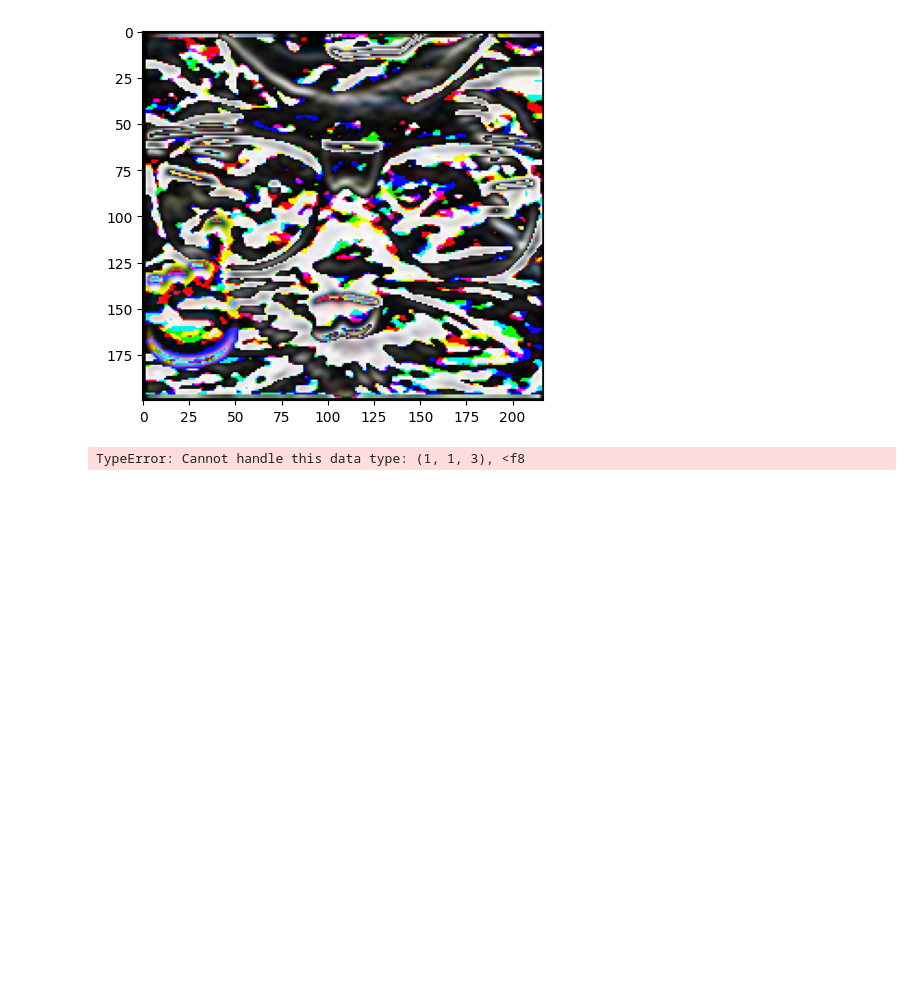
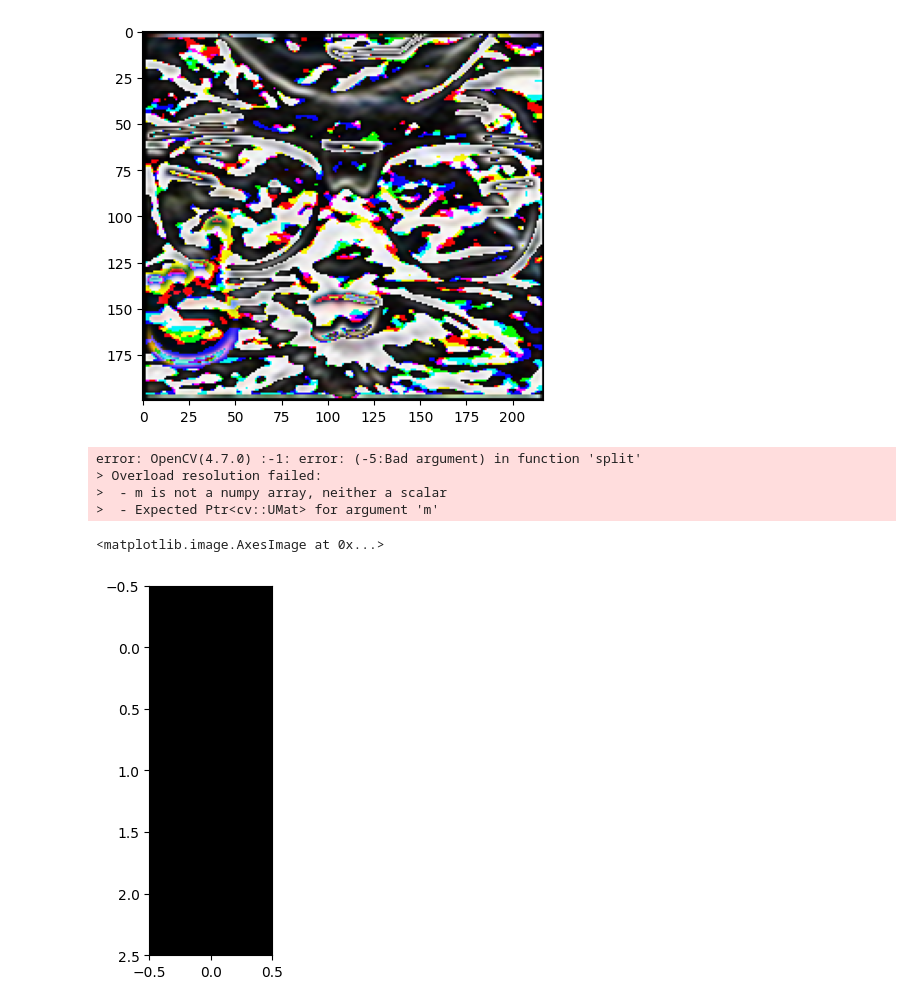
Before and after one commit to ValeriaJahzeel/Vision_Artificial, a Jupyter notebook: Tarea_1.3/TAR_VA_3_ValeriaJahzeelCastañonHernandez.ipynb, the cells around one changed output. Saved outputs shown, nothing was run; the diff lists cells and outputs as text; code cells hidden in the pictures; blank space fills up the shorter version.

```diff
--- a/Tarea_1.3/TAR_VA_3_ValeriaJahzeelCastañonHernandez.ipynb
+++ b/Tarea_1.3/TAR_VA_3_ValeriaJahzeelCastañonHernandez.ipynb
@@ -121,19 +124,9 @@ plt.imshow(imgSobelY)
 [figure]
 # %%
 def magnitudGradiente(derivadaX, derivadaY):
-     for i in range(filas):
-          for j in range(columnas):
-               gm = (derivadaX ** 2 + derivadaY ** 2) ** 0.5
-
-     return gm
+    gm = (derivadaX ** 2 + derivadaY ** 2) ** 0.5
+    return gm
 
 def direccionGradiente(derivadaX, derivadaY):
-     for i in range(filas):
-          for j in range(columnas):
-               gd = np.rad2deg(np.arctan2(derivadaY, derivadaX))
-     return gd
+    gd = np.rad2deg(np.arctan2(derivadaY, derivadaX))
+    return gd
-# %%
-Gm = Image.fromarray(magnitudGradiente(matSobelX,matSobelY))
-plt.imshow(Gm)
-# %% [output]
-TypeError: Cannot handle this data type: (1, 1, 3), <f8
@@ -142,0 +133,21 @@ plt.imshow(Gd)
+# %%
+# Cambia el nombre de las variables para evitar conflictos
+imagen_sobelX = Image.fromarray(matSobelX)
+imagen_sobelY = Image.fromarray(matSobelY)
+
+# Luego, calcula la magnitud del gradiente y dirección del gradiente
+gmRojoX, gmVerdeX, gmAzulX = separacionCanales(imagen_sobelX)
+gmRojoY, gmVerdeY, gmAzulY = separacionCanales(imagen_sobelY)
+
+gmRojoX = magnitudGradiente(gmRojoX, gmRojoY)
+gmVerdeX = magnitudGradiente(gmVerdeX, gmVerdeY)
+gmAzulX = magnitudGradiente(gmAzulX, gmAzulY)
+
+gmRojoY = magnitudGradiente(gmRojoX, gmRojoY)
+gmVerdeY = magnitudGradiente(gmVerdeX, gmVerdeY)
+gmAzulY = magnitudGradiente(gmAzulX, gmAzulY)
+# %% [output]
+error: OpenCV(4.7.0) :-1: error: (-5:Bad argument) in function 'split'
+> Overload resolution failed:
+>  - m is not a numpy array, neither a scalar
+>  - Expected Ptr<cv::UMat> for argument 'm'
@@ -142,0 +158,7 @@ plt.imshow(Gd)
+# %%
+matGd = unionCanales(gmRojoY, gmVerdeY, gmAzulY, 1)
+imgGd = Image.fromarray(matGd)
+plt.imshow(imgGd)
+# %% [output]
+<matplotlib.image.AxesImage at 0x...>
+[figure, added]
```
Also changed, not shown: parts of 6 cells of this notebook.
